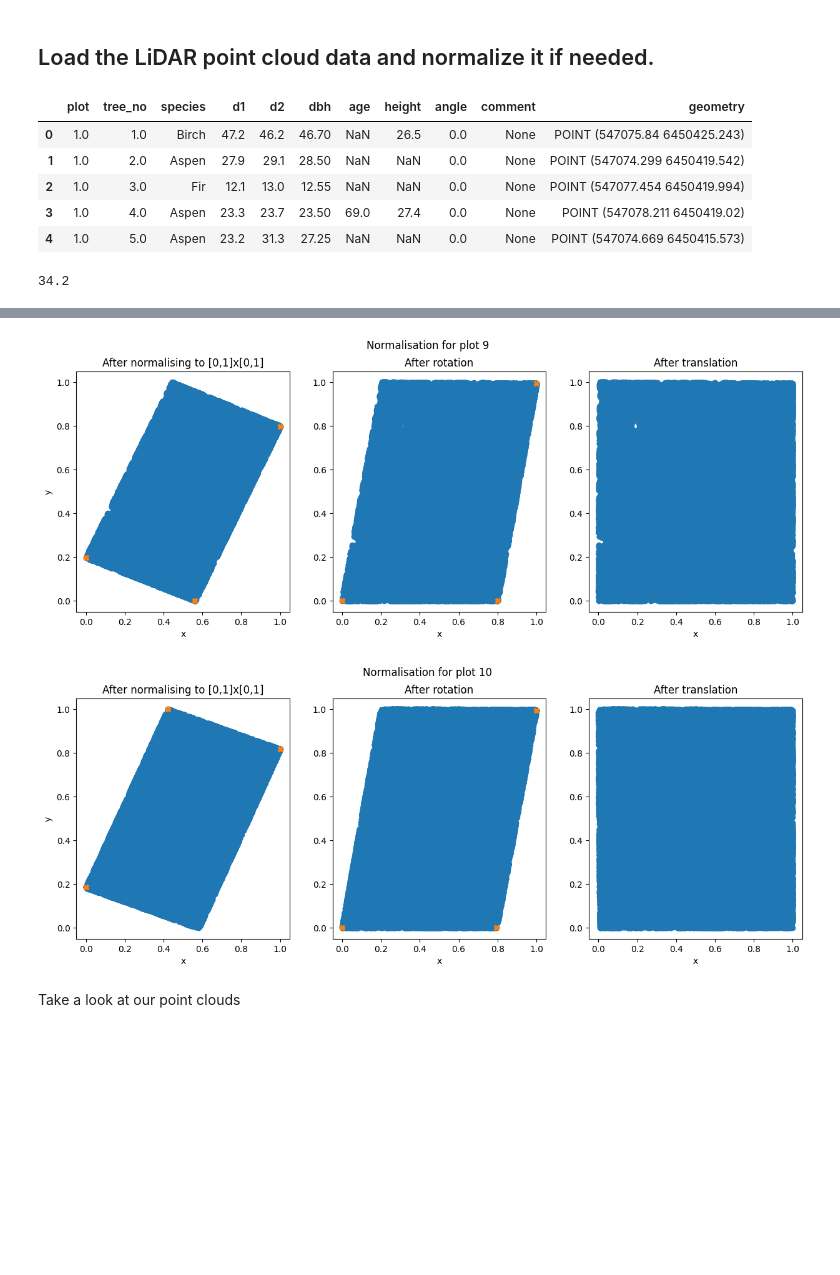
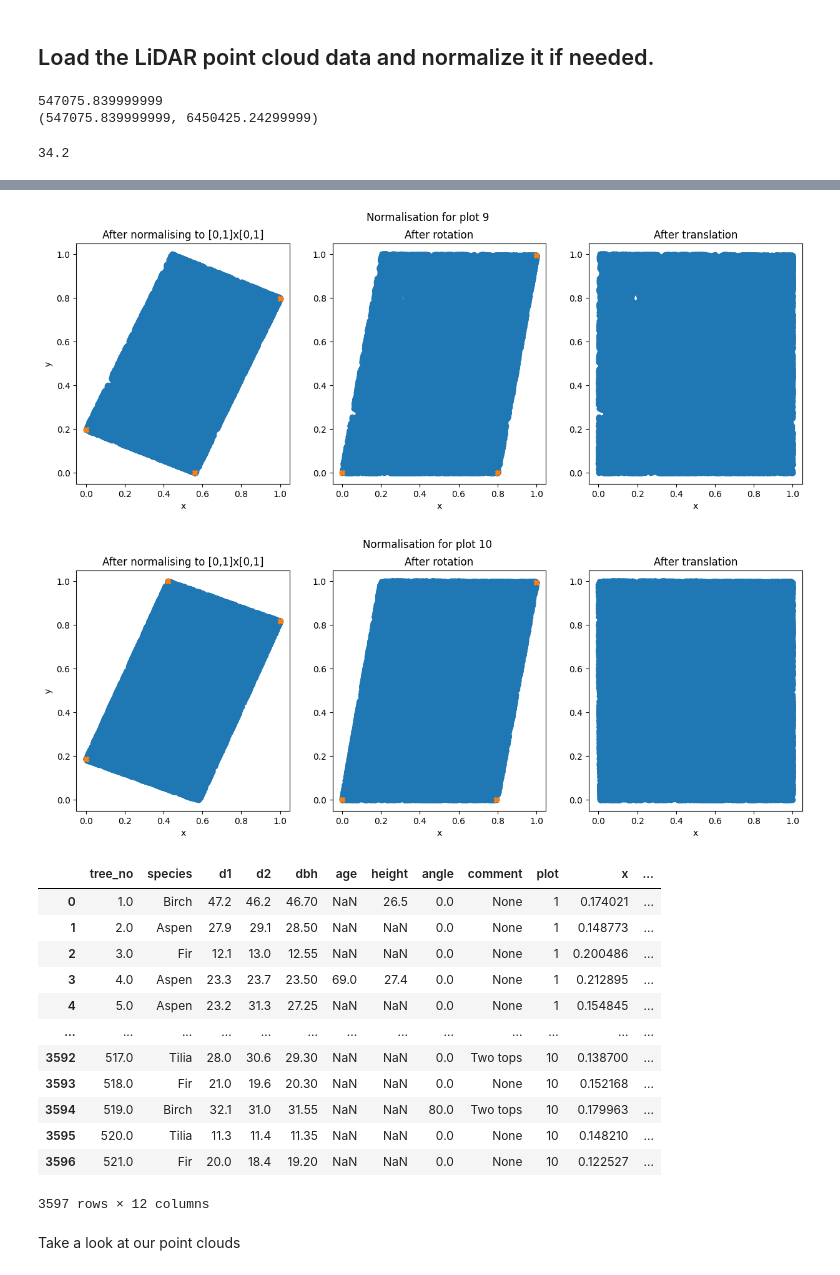
Before and after one commit to andreunilux/LIDAR-Based-Tree-Detection, a Jupyter notebook: Project3.ipynb, the cells around one changed output, grey strips where cells are left out. Saved outputs shown, nothing was run; the diff lists cells and outputs as text; code cells hidden in the pictures; blank space fills up the shorter version.

Commit message:
added tremendously horrible code to also normalise field data

```diff
--- a/Project3.ipynb
+++ b/Project3.ipynb
@@ -24,18 +25,17 @@ from scipy.spatial import ConvexHull, convex_hull_plot_2d
 # %% [markdown]
 ## Load the LiDAR point cloud data and normalize it if needed.
 # %%
-data = os.getcwd()+"/data/"
 with open(data+"field_survey.geojson") as f:
-    field_survey = gpd.read_file(f)
-field_survey.shape
+        field_survey = gpd.read_file(f)
 field_survey.head()
+field_survey.dtypes
+temp = np.asarray(field_survey['geometry'])[0]
+for i in temp.coords:
+        print(i[0])
+print(temp.coords[0])
 # %% [output]
-|  | plot | tree_no | species | d1 | d2 | dbh | age | height | angle | comment | geometry |
-| 0 | 1.0 | 1.0 | Birch | 47.2 | 46.2 | 46.70 | NaN | 26.5 | 0.0 | None | POINT (547075.84 6450425.243) |
-| 1 | 1.0 | 2.0 | Aspen | 27.9 | 29.1 | 28.50 | NaN | NaN | 0.0 | None | POINT (547074.299 6450419.542) |
-| 2 | 1.0 | 3.0 | Fir | 12.1 | 13.0 | 12.55 | NaN | NaN | 0.0 | None | POINT (547077.454 6450419.994) |
-| 3 | 1.0 | 4.0 | Aspen | 23.3 | 23.7 | 23.50 | 69.0 | 27.4 | 0.0 | None | POINT (547078.211 6450419.02) |
-| 4 | 1.0 | 5.0 | Aspen | 23.2 | 31.3 | 27.25 | NaN | NaN | 0.0 | None | POINT (547074.669 6450415.573) |
+547075.839999999
+(547075.839999999, 6450425.24299999)
 # %%
 height_described = field_survey["height"].dropna().describe()
 min_height = height_described["min"]
@@ -298,33 +315,65 @@ def normalise_cloud(df,i,pval=0.05,plot = False):
 # %%
 def load_lidar(indices,plot = False):
     """reads the .las files in succession, for each one normalises them into a square base, within
     [0,1]x[0,1]x[0,1], puts all the (x,y,z) values into a dataframe, each with a number in the column plot
     corresponding to the file they were obtained from. The normalisation is done on a plot per plot basis.
     If plot = True, plots the normalisation process from a top down perspective"""
+    with open(data+"field_survey.geojson") as f:
+        field_survey = gpd.read_file(f)
+    field_survey['x'] = field_survey["geometry"].apply(lambda x: x.coords[0][0])
+    field_survey['y'] = field_survey["geometry"].apply(lambda x: x.coords[0][1])
+    field_survey = field_survey.drop(columns=['geometry'])
 
     for i in indices:
-        temp = laspy.read(data+"/als/plot_"+ "0"*(2-len(str(i))) + str(i) + ".las").xyz     #reads file as numpy array
-        tempdf = pd.DataFrame(temp)                                     #converts numpy array to dataframe
-        tempdf = normalise_cloud(tempdf,i,plot = plot)
-        tempdf["plot"] = i                                              #add column to store which file these points come from
+
+        templidar = laspy.read(data+"/als/plot_"+ "0"*(2-len(str(i))) + str(i) + ".las").xyz     #reads file as numpy array
+        tempfielddf = field_survey.loc[field_survey['plot'] == i]
+        lidartempdf = pd.DataFrame(templidar)                                       #converts numpy array to dataframe
+        fieldtempdfxy = tempfielddf[['x','y','plot']]
+        fieldtempdfxy, lidartempdf = normalise_cloud(fieldtempdfxy,lidartempdf,i,plot = plot)
+        lidartempdf["plot"] = i                                                     #add column to store which file these points come from
+        fieldx = np.asarray(fieldtempdfxy["x"])
+        fieldy = np.asarray(fieldtempdfxy["y"])
+        tempfielddf = tempfielddf.drop(columns = ['x','y','plot'])
+        tempfielddf["plot"] = i
+        tempfielddf["x"] = fieldx
+        tempfielddf["y"] = fieldy
         if i == 1:
-            lidardf = tempdf.copy()
+            lidardf = lidartempdf
+            fielddf = tempfielddf
         else:
-            lidardf = pd.concat([lidardf,tempdf],ignore_index= True).copy()
-    return(lidardf)
 
-lidardf = load_lidar([i for i in range(1,11)],plot = True)
+            lidardf = pd.concat([lidardf,lidartempdf],ignore_index= True)
+            fielddf = pd.concat([fielddf,tempfielddf],ignore_index= True)
+    return(fielddf,lidardf)
+
+fielddf,lidardf = load_lidar([i for i in range(1,11)],plot = True)
+
+fielddf.head(-5)
 # %% [output]
 [figure]
 [figure]
 [figure]
 [figure]
 [figure]
 [figure]
 [figure]
 [figure]
 [figure]
 [figure]
+|  | tree_no | species | d1 | d2 | dbh | age | height | angle | comment | plot | x | ... |
+| 0 | 1.0 | Birch | 47.2 | 46.2 | 46.70 | NaN | 26.5 | 0.0 | None | 1 | 0.174021 | ... |
+| 1 | 2.0 | Aspen | 27.9 | 29.1 | 28.50 | NaN | NaN | 0.0 | None | 1 | 0.148773 | ... |
+| 2 | 3.0 | Fir | 12.1 | 13.0 | 12.55 | NaN | NaN | 0.0 | None | 1 | 0.200486 | ... |
+| 3 | 4.0 | Aspen | 23.3 | 23.7 | 23.50 | 69.0 | 27.4 | 0.0 | None | 1 | 0.212895 | ... |
+| 4 | 5.0 | Aspen | 23.2 | 31.3 | 27.25 | NaN | NaN | 0.0 | None | 1 | 0.154845 | ... |
+| ... | ... | ... | ... | ... | ... | ... | ... | ... | ... | ... | ... | ... |
+| 3592 | 517.0 | Tilia | 28.0 | 30.6 | 29.30 | NaN | NaN | 0.0 | Two tops | 10 | 0.138700 | ... |
+| 3593 | 518.0 | Fir | 21.0 | 19.6 | 20.30 | NaN | NaN | 0.0 | None | 10 | 0.152168 | ... |
+| 3594 | 519.0 | Birch | 32.1 | 31.0 | 31.55 | NaN | NaN | 80.0 | Two tops | 10 | 0.179963 | ... |
+| 3595 | 520.0 | Tilia | 11.3 | 11.4 | 11.35 | NaN | NaN | 0.0 | None | 10 | 0.148210 | ... |
+| 3596 | 521.0 | Fir | 20.0 | 18.4 | 19.20 | NaN | NaN | 0.0 | None | 10 | 0.122527 | ... |
+3597 rows × 12 columns
 # %% [markdown]
 Take a look at our point clouds
 # %%
```
Also changed, not shown: parts of 3 cells of this notebook.
